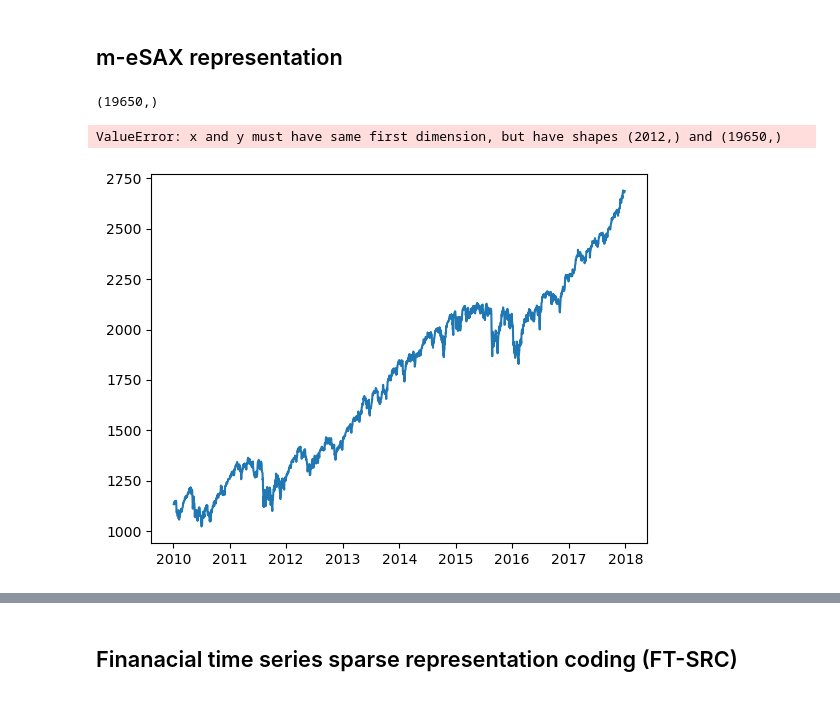
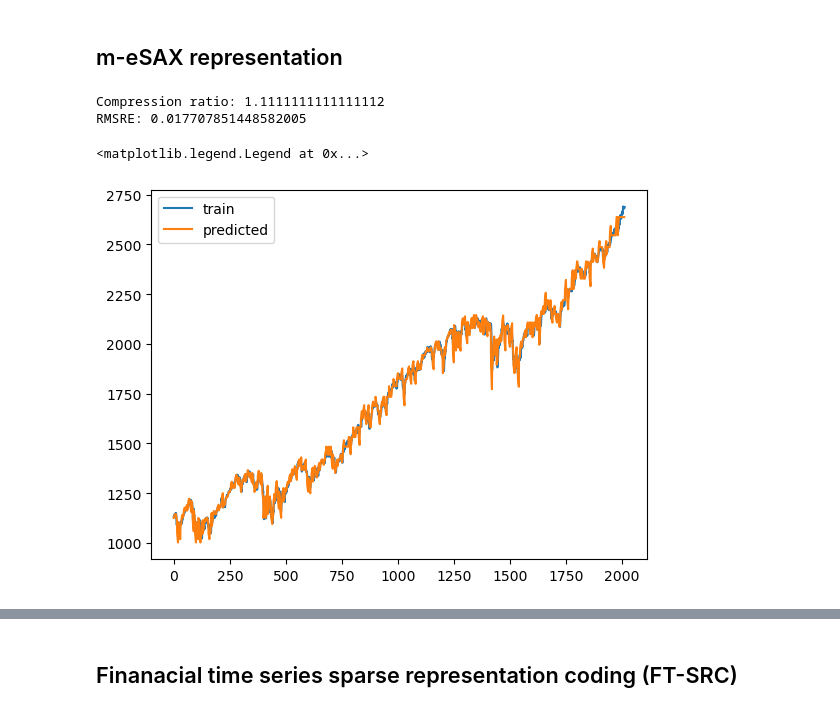
Before and after one commit to SullivanCastro/TimeSeriesProject, a Jupyter notebook: experiments.ipynb, the cells around one changed output, grey strips where cells are left out. Drawn from its saved outputs; the diff is of its cells as text; code cells hidden in the pictures.

```diff
--- a/experiments.ipynb
+++ b/experiments.ipynb
@@ -58,10 +129,22 @@ reconstructed_data = model.reconstruct()
-# %%
-reconstructed_data.shape
-# %% [output]
-(19650,)
-# %%
-plt.plot(train.index, train_time_series, label='original')
-plt.plot(train.index, reconstructed_data, label='reconstructed')
-# %% [output]
-ValueError: x and y must have same first dimension, but have shapes (2012,) and (19650,)
-[figure, removed]
+# %%
+model = meSAX(
+  alphabet_size=64,
+  rolling_window_size=60,
+  rolling_window_stride=10,
+  paa_window_size=10
+)
+# %%
+train_time_series = train.values.squeeze()
+embds, compression_ratio = model.fit_transform(train_time_series, fitting_method='median')
+prediction = model.predict(embds, sampling_method='slope')
+
+print('Compression ratio:', compression_ratio)
+print('RMSRE:', rmsre(train_time_series, prediction))
+plt.plot(train_time_series, label='train')
+plt.plot(prediction, label='predicted')
+plt.legend()
+# %% [output]
+Compression ratio: 1.1111111111111112
+RMSRE: 0.017707851448582005
+<matplotlib.legend.Legend at 0x...>
+[figure, added]
```
Also changed, not shown: parts of 20 cells of this notebook, 1 other file.
